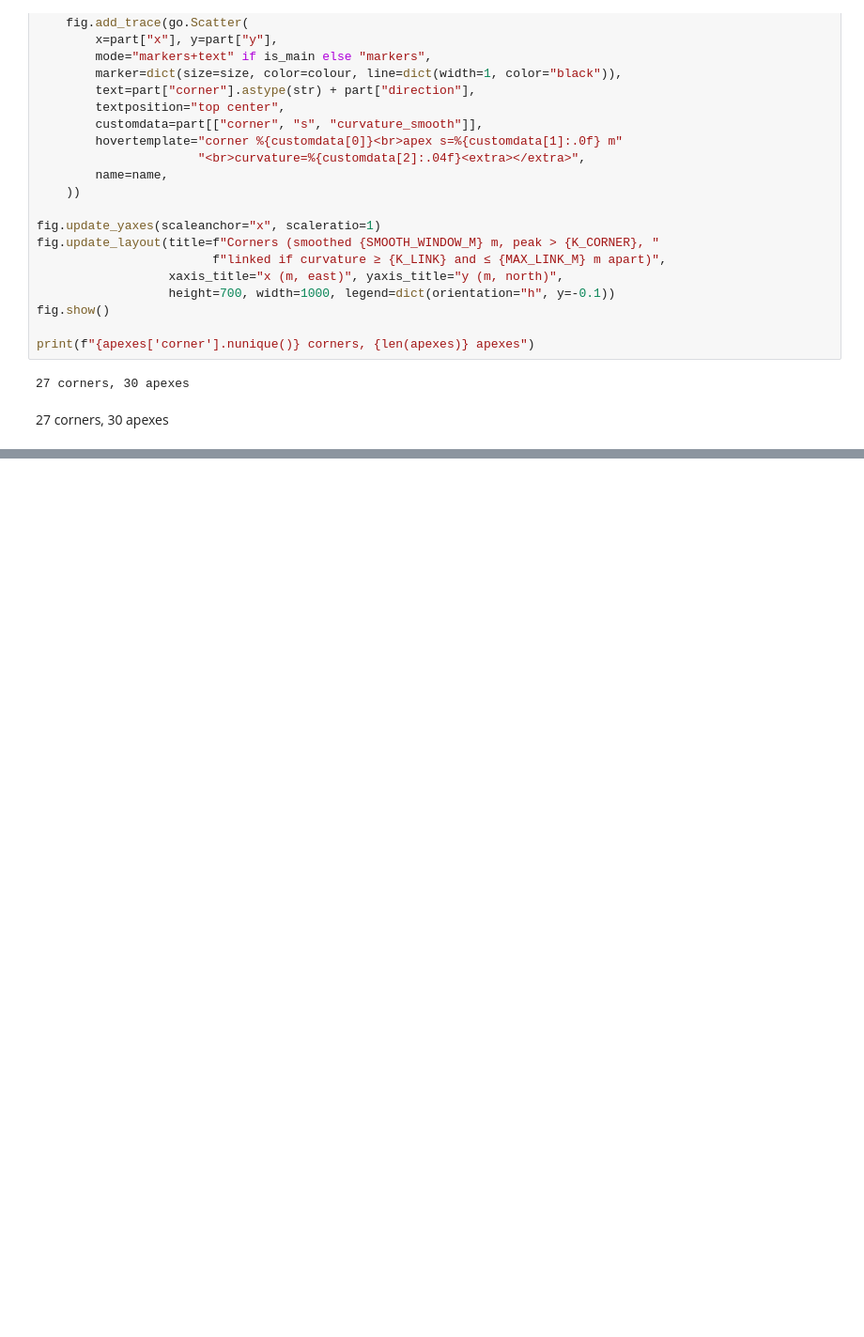
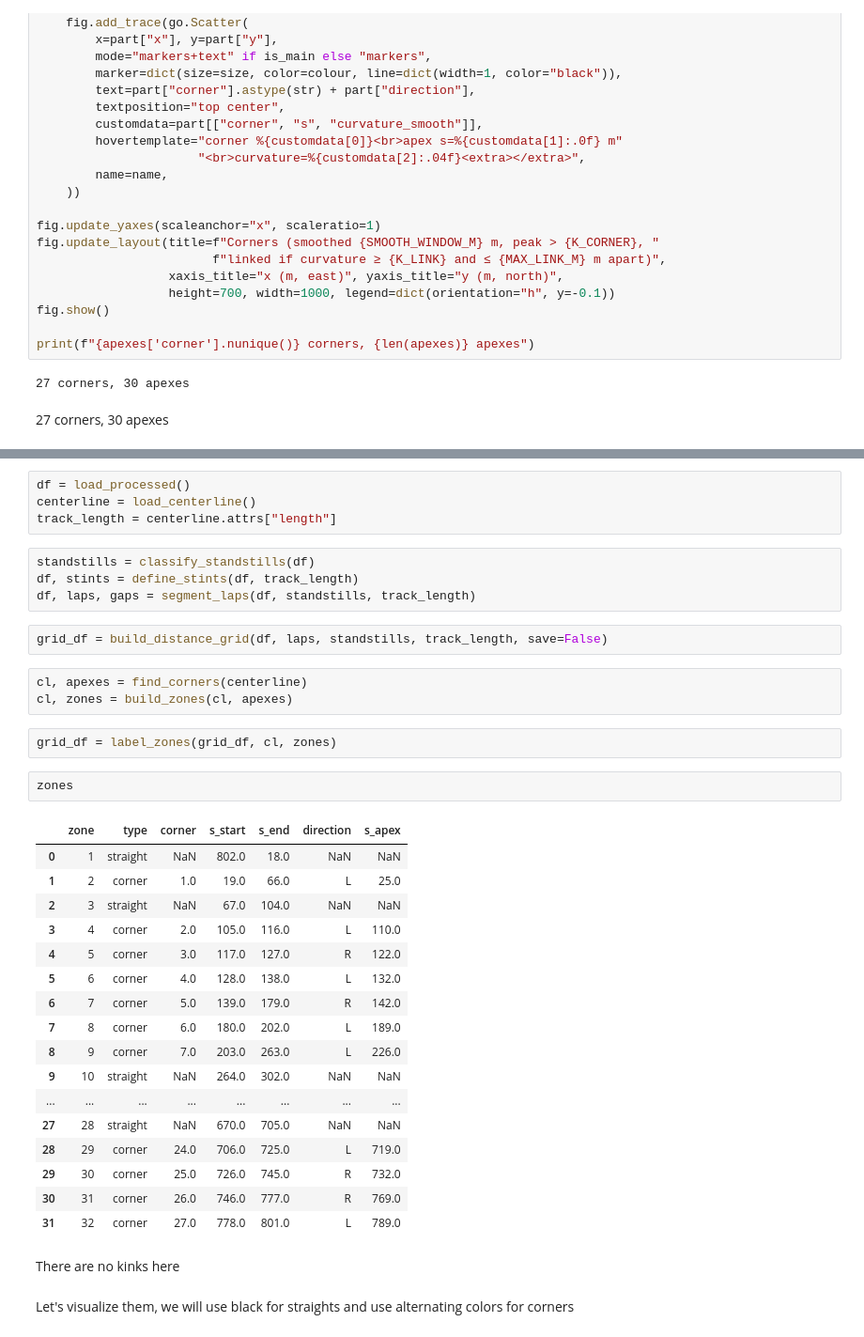
Before and after one commit to manelbenabid/recruiting-sw-telemetry, a Jupyter notebook: notebooks/07_segment.ipynb, the cells around one changed output, grey strips where cells are left out. Shown at 94% size. Saved outputs shown, nothing was run; the diff lists cells and outputs as text; blank space fills up the shorter version.

Commit message:
tested the code and visualed the zones

```diff
--- a/notebooks/07_segment.ipynb
+++ b/notebooks/07_segment.ipynb
@@ -981,0 +990,39 @@ print(f"{apexes['corner'].nunique()} corners, {len(apexes)} apexes")
+# %%
+df = load_processed()
+centerline = load_centerline()
+track_length = centerline.attrs["length"]
+# %%
+standstills = classify_standstills(df)
+df, stints = define_stints(df, track_length)
+df, laps, gaps = segment_laps(df, standstills, track_length)
+# %%
+grid_df = build_distance_grid(df, laps, standstills, track_length, save=False)
+# %%
+cl, apexes = find_corners(centerline)
+cl, zones = build_zones(cl, apexes)
+# %%
+grid_df = label_zones(grid_df, cl, zones)
+# %%
+zones
+# %% [output]
+|  | zone | type | corner | s_start | s_end | direction | s_apex |
+| 0 | 1 | straight | NaN | 802.0 | 18.0 | NaN | NaN |
+| 1 | 2 | corner | 1.0 | 19.0 | 66.0 | L | 25.0 |
+| 2 | 3 | straight | NaN | 67.0 | 104.0 | NaN | NaN |
+| 3 | 4 | corner | 2.0 | 105.0 | 116.0 | L | 110.0 |
+| 4 | 5 | corner | 3.0 | 117.0 | 127.0 | R | 122.0 |
+| 5 | 6 | corner | 4.0 | 128.0 | 138.0 | L | 132.0 |
+| 6 | 7 | corner | 5.0 | 139.0 | 179.0 | R | 142.0 |
+| 7 | 8 | corner | 6.0 | 180.0 | 202.0 | L | 189.0 |
+| 8 | 9 | corner | 7.0 | 203.0 | 263.0 | L | 226.0 |
+| 9 | 10 | straight | NaN | 264.0 | 302.0 | NaN | NaN |
+| ... | ... | ... | ... | ... | ... | ... | ... |
+| 27 | 28 | straight | NaN | 670.0 | 705.0 | NaN | NaN |
+| 28 | 29 | corner | 24.0 | 706.0 | 725.0 | L | 719.0 |
+| 29 | 30 | corner | 25.0 | 726.0 | 745.0 | R | 732.0 |
+| 30 | 31 | corner | 26.0 | 746.0 | 777.0 | R | 769.0 |
+| 31 | 32 | corner | 27.0 | 778.0 | 801.0 | L | 789.0 |
+# %% [markdown]
+There are no kinks here
+# %% [markdown]
+Let's visualize them, we will use black for straights and use alternating colors for corners
```
Also changed, not shown: parts of 4 cells of this notebook.
